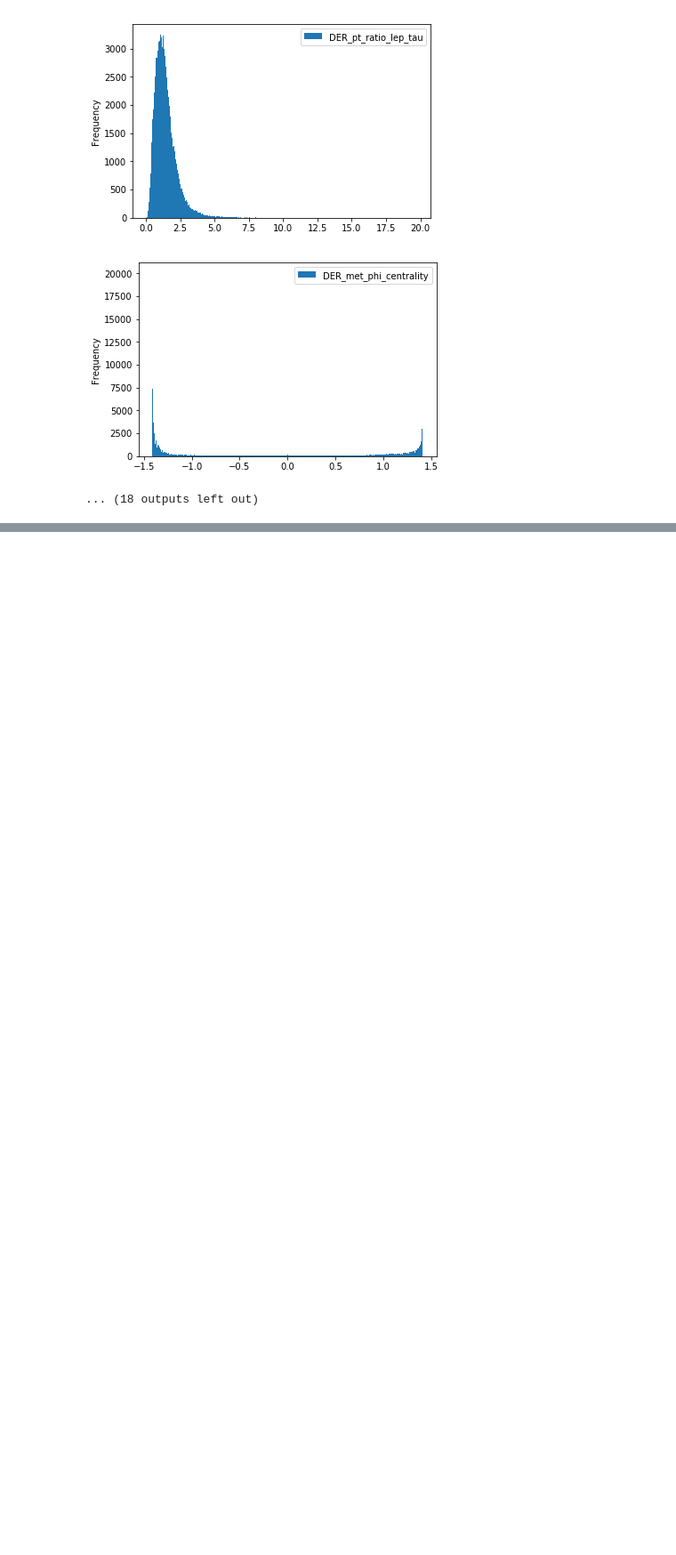
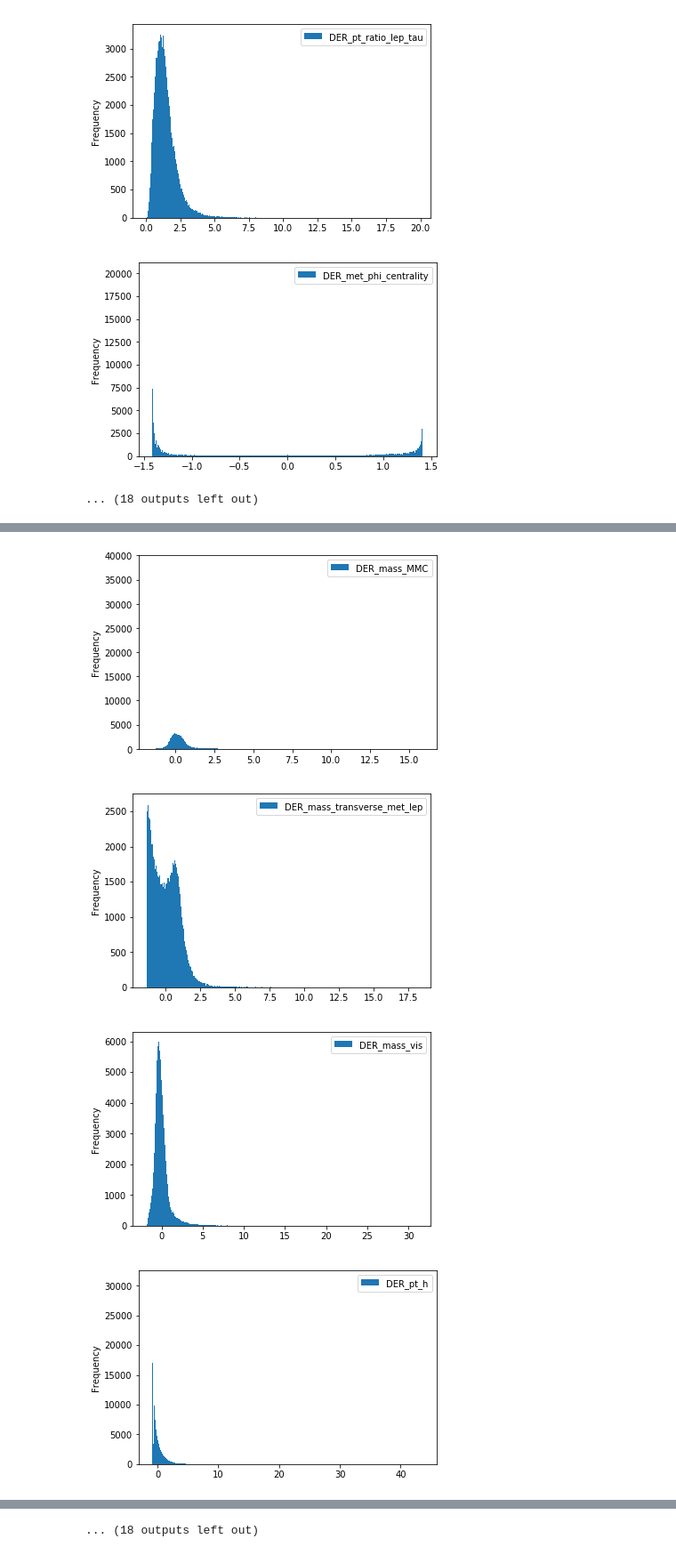
Before and after one commit to yukixLLL/MLProjects, a Jupyter notebook: Project1/Figuring out the dependency between features and the distribution.ipynb, the cells around one changed output, grey strips where cells are left out. Shown at 89% size. Cells and saved outputs as stored; diff of their text form; code cells hidden in the pictures; blank space fills up the shorter version.

```diff
--- a/Project1/Figuring out the dependency between features and the distribution.ipynb
+++ b/Project1/Figuring out the dependency between features and the distribution.ipynb
@@ -56,3 +66,9 @@ for col in cols:
 [figure]
 [figure]
 ... (18 outputs left out)
+# %%
+train_data_zero = train_data.fillna(0)
+
+x = train_data_zero[cols].values
+x.shape, train_data_zero.shape
+train_data_zero.head()
@@ -58,0 +83,4 @@ for col in cols:
+# %%
+tx, mean_x, std_x = standardize(x)
+col1 = train_data_zero.DER_mass_MMC
+col1.mean(), col1.std()
@@ -58,0 +102,16 @@ for col in cols:
+# %%
+#train_data_std = pd.DataFrame(data=tx,    # values
+#                 index=train_data_zero.index,    # 1st column as index
+#                 columns=train_data_zero.col)
+
+def standardize_col(x):
+    """Standardize the original data set."""
+    mean_x = np.mean(x, axis = 0)
+    x = x - mean_x
+    std_x = np.std(x, axis = 0)
+    x = x / std_x
+    return x
+
+train_data_std = train_data_zero.copy()
+train_data_std = train_data_std[train_data.columns[2:]].apply(lambda col: standardize_col(col), axis = 0)
+train_data_std.head()
@@ -58,0 +126,9 @@ for col in cols:
+# %%
+#Plots standardized
+for col in cols:
+    train_data_std[[col]].plot.hist(train_data_std[col], bins=1000)
+# %% [output]
+[figure, added]
+[figure, added]
+[figure, added]
+[figure, added]
@@ -59,2 +143,3 @@ for col in cols:
+... (18 outputs left out)
 # %% [markdown]
 We can maybe drop the colums *-phi, since they have values scattered everywhere and I think that they do not give much information about the model. **Look at the feature descriptions. Phi are mainly angles**
```
Also changed, not shown: parts of 19 cells of this notebook, 7 other files.
